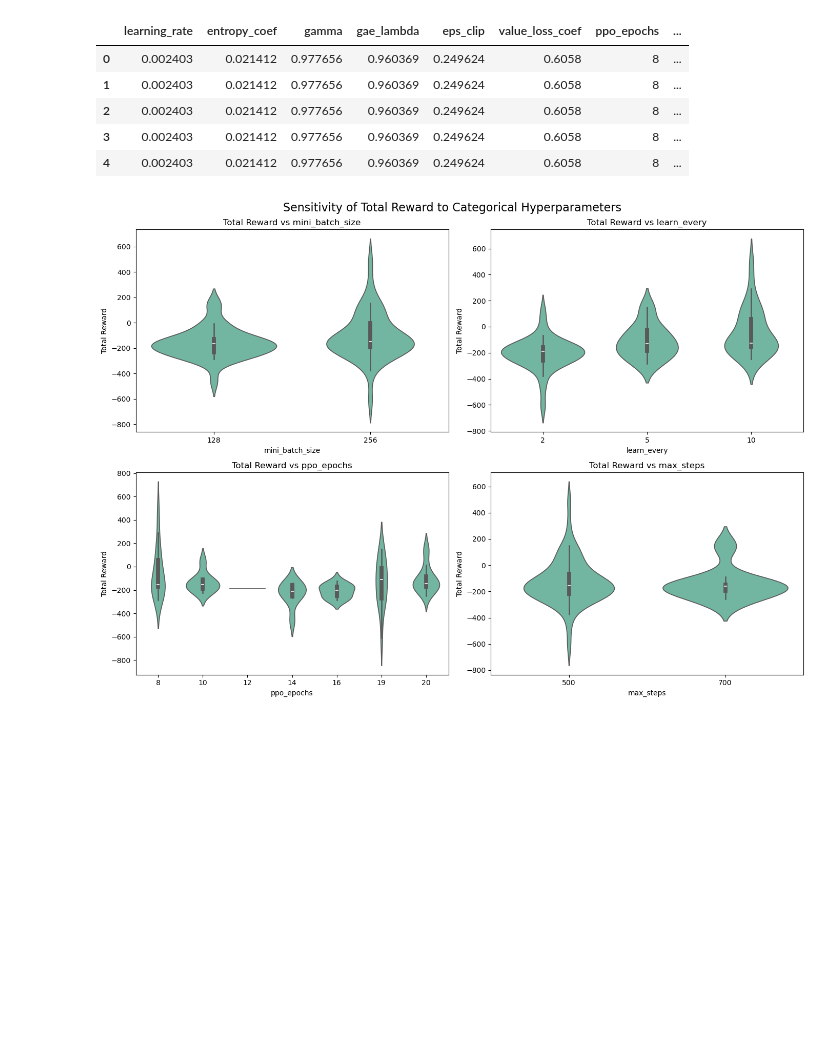
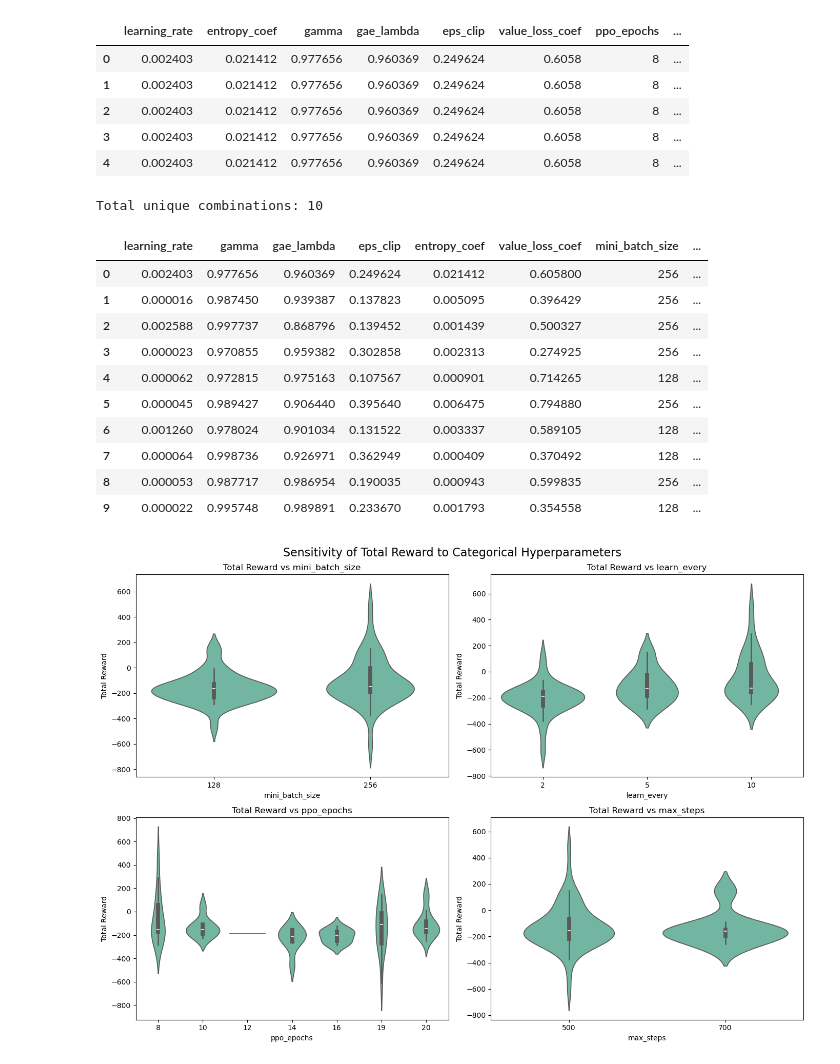
Before and after one commit to xFloly/EffortSim, a Jupyter notebook: notebook/ppo_analysis.ipynb, the cells around one changed output. Drawn from its saved outputs; the diff is of its cells as text; code cells hidden in the pictures; blank space fills up the shorter version.

```diff
--- a/notebook/ppo_analysis.ipynb
+++ b/notebook/ppo_analysis.ipynb
@@ -244,6 +244,29 @@ continuous_params = [
     "eps_clip", "entropy_coef", "value_loss_coef"
 ]
 categorical_params = ["mini_batch_size", "learn_every", "ppo_epochs", "max_steps"]
+# %%
+import pandas as pd
+
+all_params = continuous_params + categorical_params
+
+unique_combos = params_df[all_params].drop_duplicates().reset_index(drop=True)
+
+print(f"Total unique combinations: {len(unique_combos)}")
+
+unique_combos
+# %% [output]
+Total unique combinations: 10
+|  | learning_rate | gamma | gae_lambda | eps_clip | entropy_coef | value_loss_coef | mini_batch_size | ... |
+| 0 | 0.002403 | 0.977656 | 0.960369 | 0.249624 | 0.021412 | 0.605800 | 256 | ... |
+| 1 | 0.000016 | 0.987450 | 0.939387 | 0.137823 | 0.005095 | 0.396429 | 256 | ... |
+| 2 | 0.002588 | 0.997737 | 0.868796 | 0.139452 | 0.001439 | 0.500327 | 256 | ... |
+| 3 | 0.000023 | 0.970855 | 0.959382 | 0.302858 | 0.002313 | 0.274925 | 256 | ... |
+| 4 | 0.000062 | 0.972815 | 0.975163 | 0.107567 | 0.000901 | 0.714265 | 128 | ... |
+| 5 | 0.000045 | 0.989427 | 0.906440 | 0.395640 | 0.006475 | 0.794880 | 256 | ... |
+| 6 | 0.001260 | 0.978024 | 0.901034 | 0.131522 | 0.003337 | 0.589105 | 128 | ... |
+| 7 | 0.000064 | 0.998736 | 0.926971 | 0.362949 | 0.000409 | 0.370492 | 128 | ... |
+| 8 | 0.000053 | 0.987717 | 0.986954 | 0.190035 | 0.000943 | 0.599835 | 256 | ... |
+| 9 | 0.000022 | 0.995748 | 0.989891 | 0.233670 | 0.001793 | 0.354558 | 128 | ... |
 # %%
 fig, axes = plt.subplots(2, 2, figsize=(14, 10))
 axes = axes.flatten()
```
Also changed, not shown: 5 other files.
